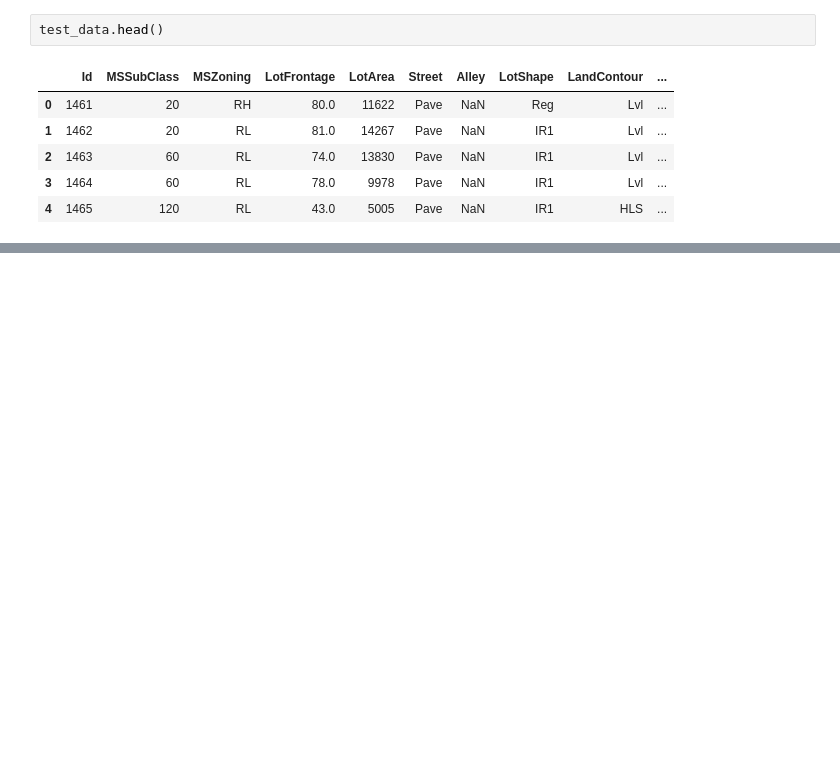
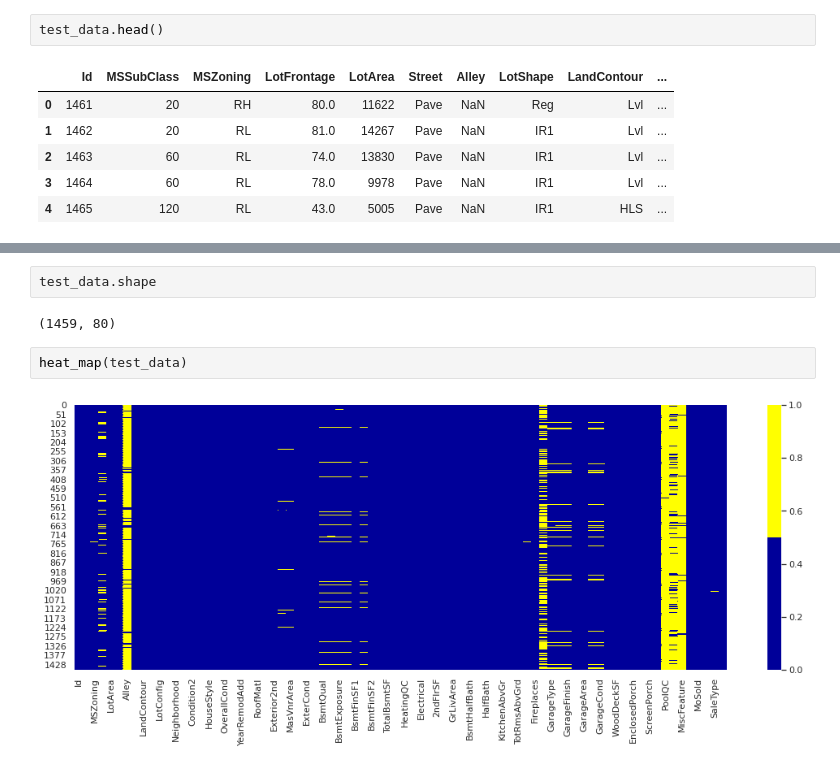
Before and after one commit to atnasab/House_Price_Prediction_Kaggle, a Jupyter notebook: House_Price_Prediction.ipynb, the cells around one changed output, grey strips where cells are left out. Drawn from its saved outputs; the diff is of its cells as text; blank space fills up the shorter version.

```diff
--- a/House_Price_Prediction.ipynb
+++ b/House_Price_Prediction.ipynb
@@ -109,0 +152,8 @@ TypeError: ignored
+# %%
+test_data.shape
+# %% [output]
+(1459, 80)
+# %%
+heat_map(test_data)
+# %% [output]
+[figure, added]
```
Also changed, not shown: parts of 6 cells of this notebook.
